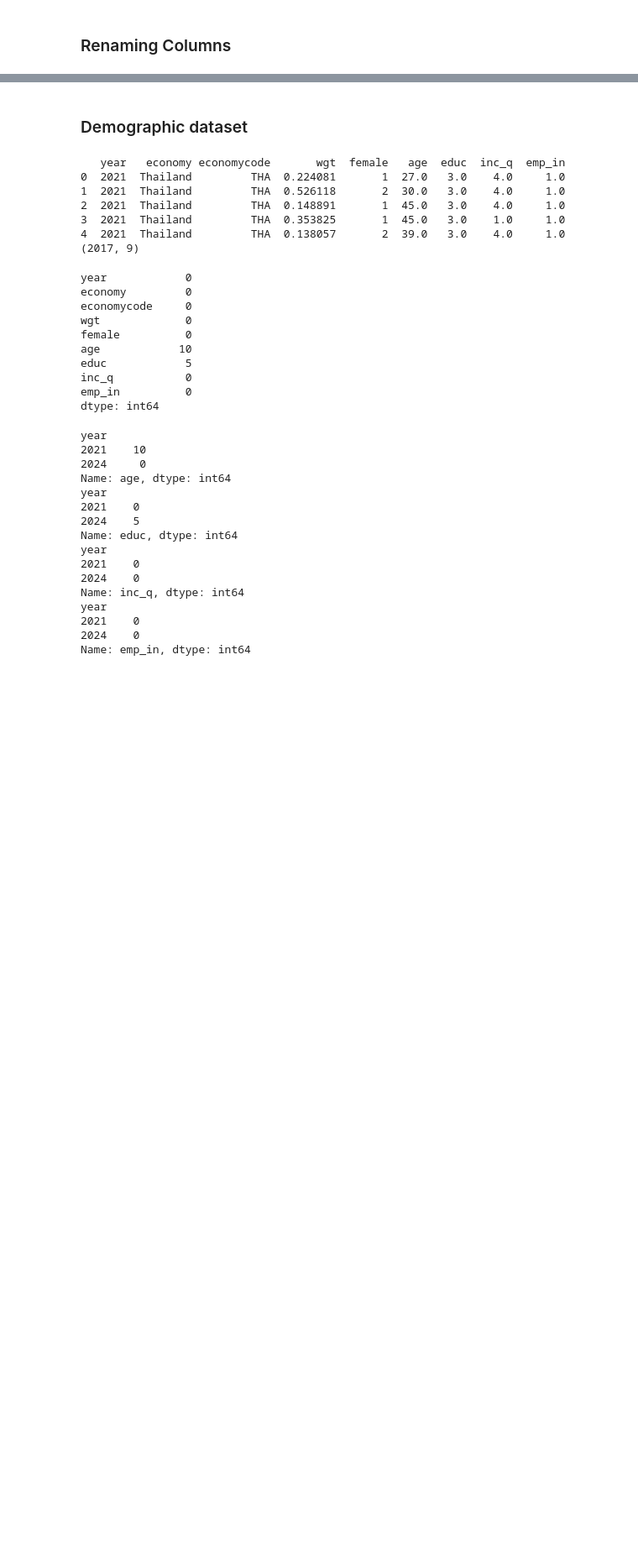
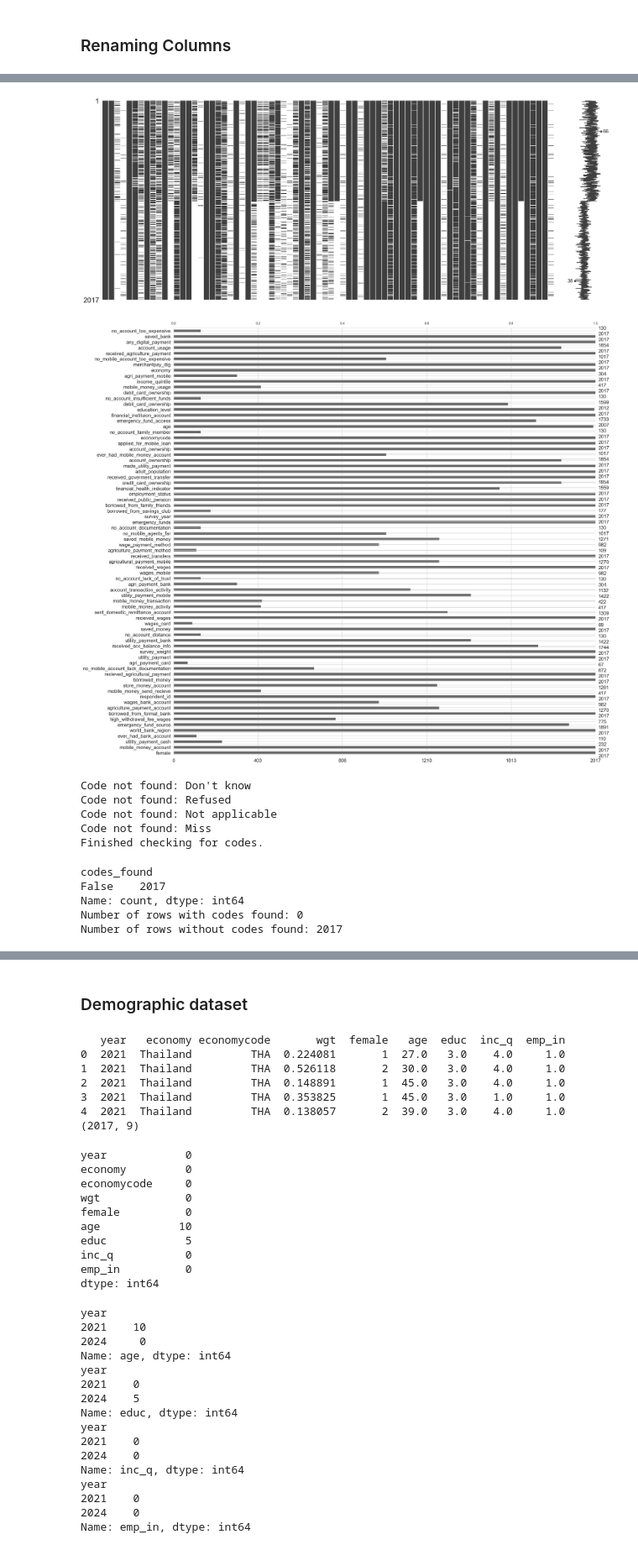
Before and after one commit to ArslanAmanov/Finance, a Jupyter notebook: QuantAnalyses/QME_term_project/EDA.ipynb, the cells around one changed output, grey strips where cells are left out. Shown at 84% size. Saved outputs shown, nothing was run; the diff lists cells and outputs as text; code cells hidden in the pictures; blank space fills up the shorter version.

```diff
--- a/QuantAnalyses/QME_term_project/EDA.ipynb
+++ b/QuantAnalyses/QME_term_project/EDA.ipynb
@@ -244,0 +280,42 @@ df_common_renamed.describe(include='all')
+# %%
+try:
+    import missingno as msno
+except ModuleNotFoundError:
+    import subprocess
+    import sys
+    subprocess.check_call([sys.executable, "-m", "pip", "install", "missingno"])
+    import missingno as msno
+msno.matrix(df_common_renamed)
+plt.show()
+msno.bar(df_common_renamed)
+plt.show()
+# %% [output]
+[figure, added]
+[figure, added]
+# %%
+#Datasets often contain codes representing:
+# Don't know # Refused # Not applicable # Miss
+codes_to_check = ["Don't know", "Refused", "Not applicable", "Miss"]
+for code in codes_to_check:
+    if code in df_common_renamed.values:
+        print(f"Found code: {code}")
+    else:
+        print(f"Code not found: {code}")
+print("Finished checking for codes.")
+# %% [output]
+Code not found: Don't know
+Code not found: Refused
+Code not found: Not applicable
+Code not found: Miss
+Finished checking for codes.
+# %%
+df_common_renamed['codes_found'] = df_common_renamed.isin(codes_to_check).any(axis=1)
+print(df_common_renamed['codes_found'].value_counts())
+print("Number of rows with codes found:", df_common_renamed['codes_found'].sum())
+print("Number of rows without codes found:", (~df_common_renamed['codes_found']).sum())
+# %% [output]
+codes_found
+False    2017
+Name: count, dtype: int64
+Number of rows with codes found: 0
+Number of rows without codes found: 2017
```
Also changed, not shown: parts of 12 cells of this notebook.
